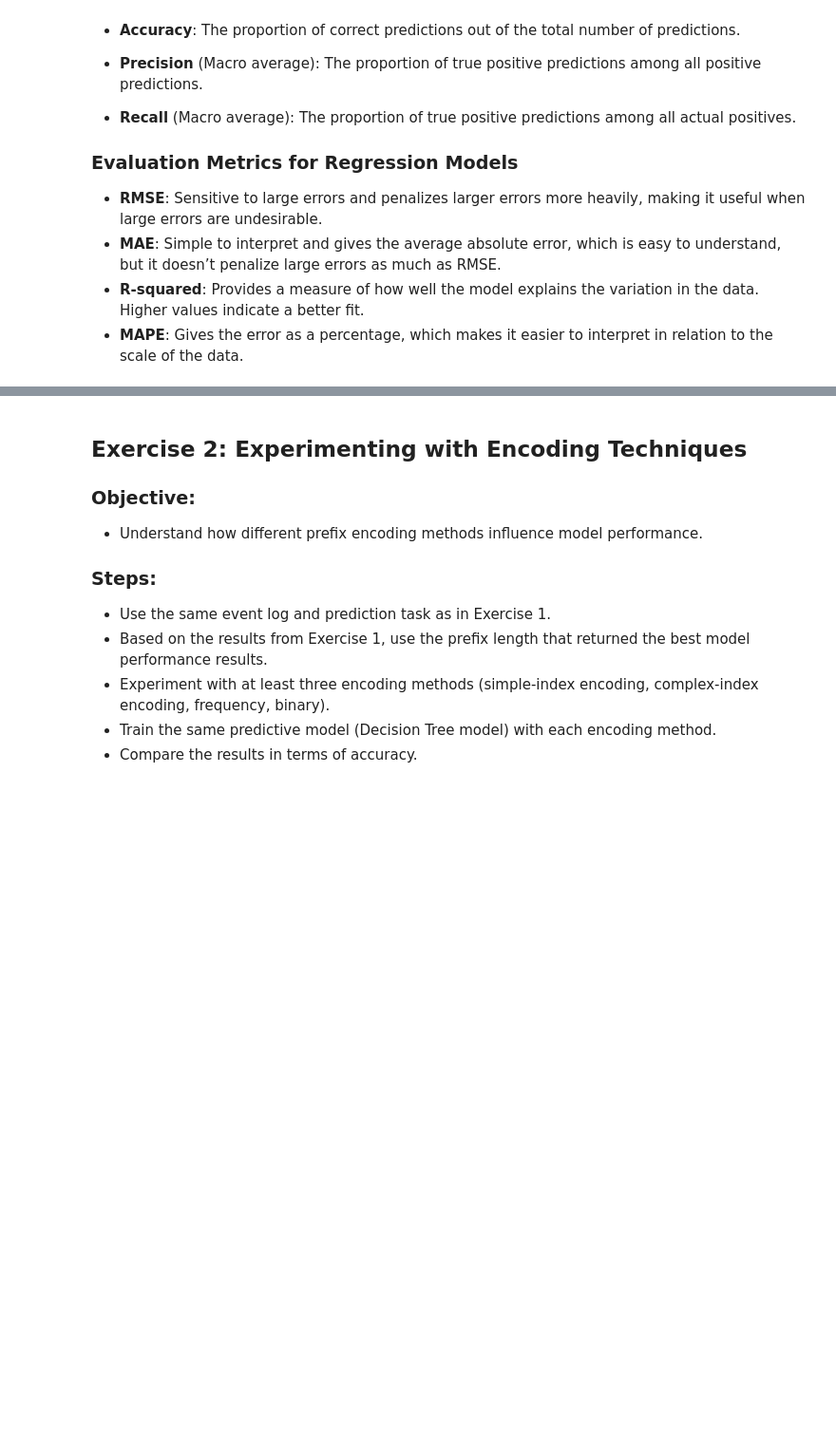
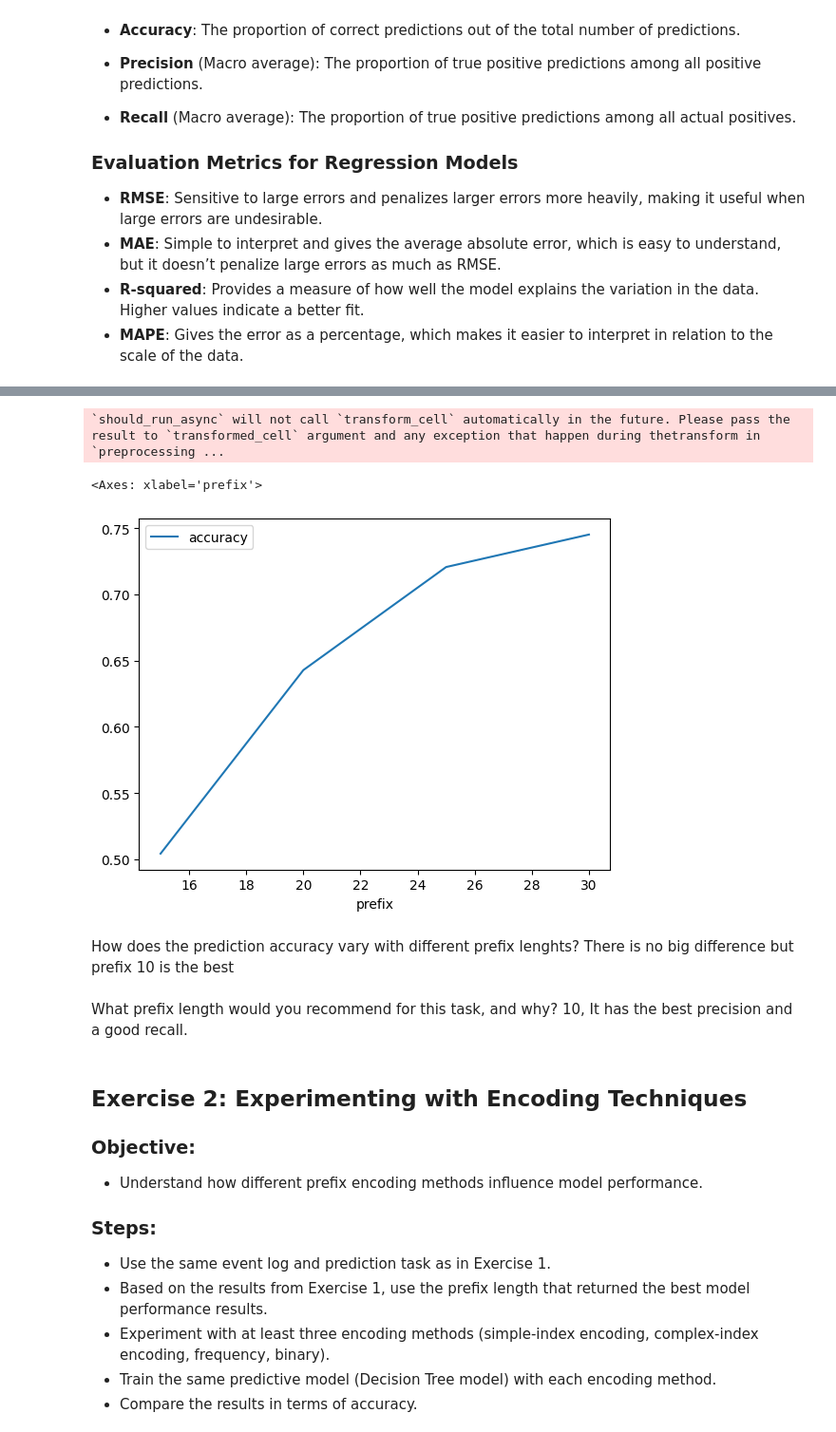
Before and after one commit to rgraziosi-fbk/nirdizati-light, a Jupyter notebook: nirdizati_light.ipynb, the cells around one changed output, grey strips where cells are left out. Shown at 95% size. Saved outputs shown, nothing was run; the diff lists cells and outputs as text; code cells hidden in the pictures; blank space fills up the shorter version.

```diff
--- a/nirdizati_light.ipynb
+++ b/nirdizati_light.ipynb
@@ -577,3 +601,18 @@ full_df_complex.head(10)
 # Train/val/test splitting
 
 # The **`shuffle`** parameter specifies whether to shuffle the dataset before splitting. By setting it to `False`, we ensure that the order of the dataset is maintained during splitting (`temporal split`).
+# %%
+CONF['feature_selection'] = EncodingType.SIMPLE.value
+
+encoder, full_df = get_encoded_df(
+  log=log,
+  feature_encoding_type=CONF['feature_selection'],
+  prefix_length=CONF['prefix_length'],
+  prefix_length_strategy=CONF['prefix_length_strategy'],
+  time_encoding_type=CONF['time_encoding'],
+  attribute_encoding=CONF['attribute_encoding'],
+  padding=CONF['padding'],
+  labeling_type=CONF['labeling_type'],
+  task_generation_type=CONF['task_generation_type'],
+  target_event=CONF['target_event'],
+)
@@ -674,6 +756,6 @@ Questions:
 # %%
 ### YOUR CODE HERE
-prefix_lengths = [] #val1,val2,val3
+prefix_lengths = [15,20,25,30] #val1,val2,val3
 
 res = []
 for i,prefix in enumerate(prefix_lengths):
@@ -681,7 +763,7 @@ for i,prefix in enumerate(prefix_lengths):
     encoder, full_df = get_encoded_df(
       log=log,
       feature_encoding_type=CONF['feature_selection'],
-      prefix_length=CONF['prefix_length'],
+      prefix_length=prefix,
       prefix_length_strategy=CONF['prefix_length_strategy'],
       time_encoding_type=CONF['time_encoding'],
       attribute_encoding=CONF['attribute_encoding'],
@@ -689,7 +771,6 @@ for i,prefix in enumerate(prefix_lengths):
       labeling_type=CONF['labeling_type'],
       task_generation_type=CONF['task_generation_type'],
       target_event=CONF['target_event'],)
-    full_df_simple.head(10)
     train_size, val_size, test_size = CONF['train_val_test_split']
     train_df, val_df, test_df = split_train_val_test(full_df, train_size, val_size, test_size, shuffle=False, seed=CONF['seed'])
     # Instantiate predictive models
@@ -713,10 +794,10 @@ for i,prefix in enumerate(prefix_lengths):
 
     initial_result = evaluate_classifier(actual, predicted, scores)
     results = evaluate_classifiers(predictive_models,actual)
-   # plot_model_comparison(results)
     print(f'Evaluation: {initial_result}')
     initial_result['prefix'] = prefix
     pred_model_results = pd.DataFrame([initial_result])
     res.append(pred_model_results)
 res_df = pd.concat(res)
+print(res_df)
 # %% [output]
@@ -727,3 +822,13 @@ KeyboardInterrupt
+# %%
+res_df.plot(x='prefix',y='accuracy')
+# %% [output]
+`should_run_async` will not call `transform_cell` automatically in the future. Please pass the result to `transformed_cell` argument and any exception that happen during thetransform in `preprocessing ...
+<Axes: xlabel='prefix'>
+[figure, added]
+# %% [markdown]
+How does the prediction accuracy vary with different prefix lenghts? There is no big difference but prefix 10 is the best
+# %% [markdown]
+What prefix length would you recommend for this task, and why? 10, It has the best precision and a good recall.
 # %% [markdown]
 ## Exercise 2: Experimenting with Encoding Techniques
 ### Objective:
```
Also changed, not shown: parts of 60 cells of this notebook.
